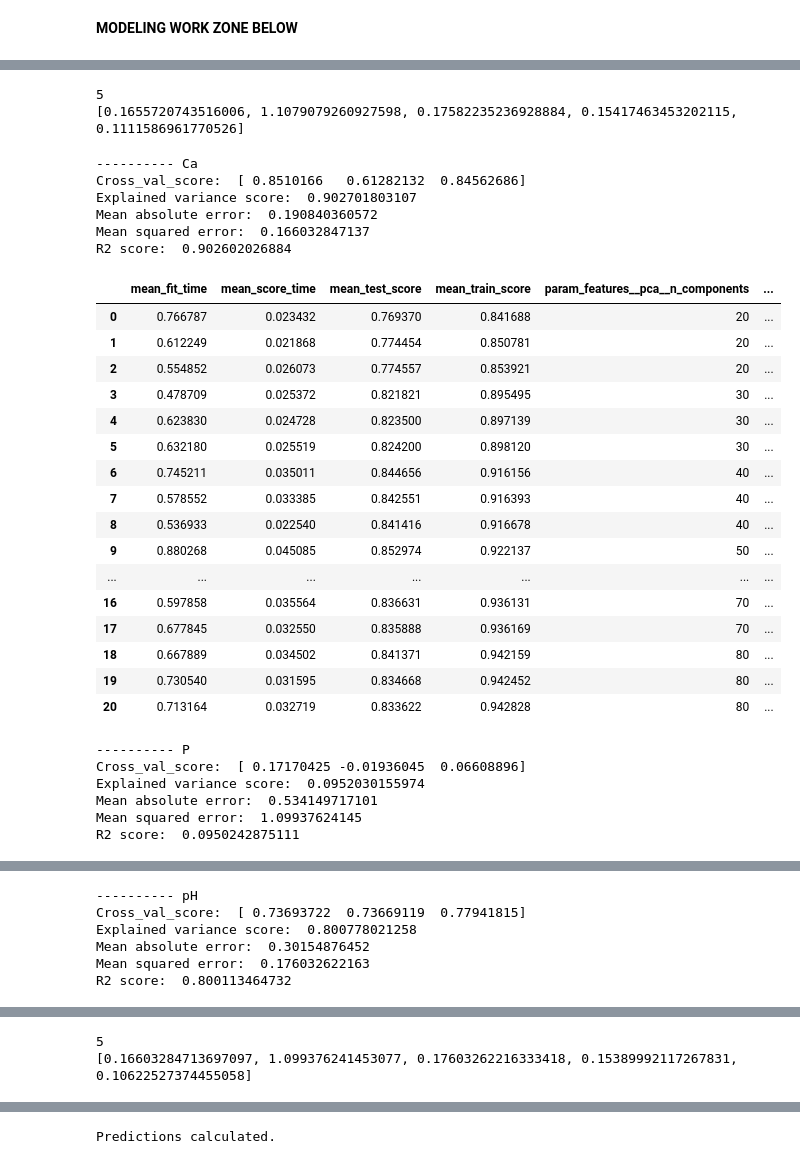
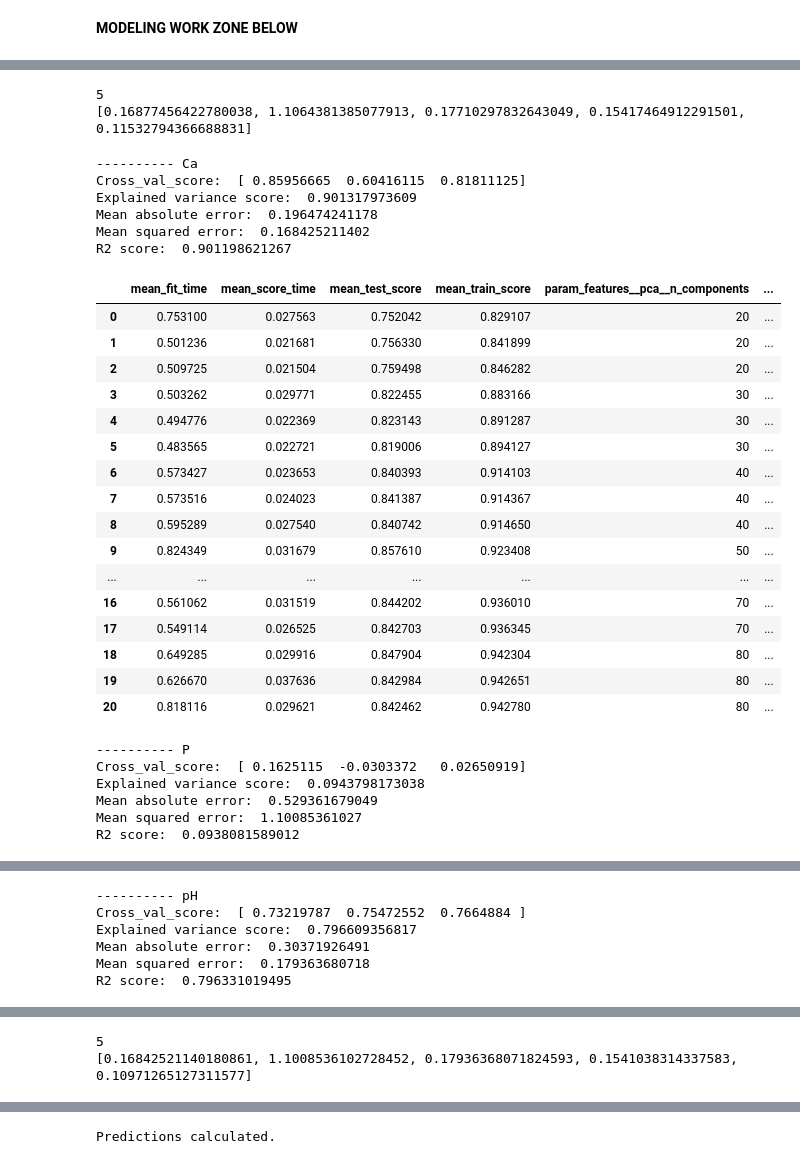
Before and after one commit to carlosscastro/kaggle_africa_soil, a Jupyter notebook: notebook/jc_africasoil_v2.ipynb, the cells around one changed output, grey strips where cells are left out. Cells and saved outputs as stored; diff of their text form; code cells hidden in the pictures.

Commit message:
cleaned up the sandbox
Used the full X data for fit best models and added the depth coding

```diff
--- a/notebook/jc_africasoil_v2.ipynb
+++ b/notebook/jc_africasoil_v2.ipynb
@@ -144,6 +150,15 @@ test_ids = np.genfromtxt('sorted_test.csv',
                                 dtype=None,
                                 skip_header = 1,
                                 usecols=0) # Load columns 0 to 3594 inclusive
+# %%
+# Transform depth and concatenate to X and test_x for use
+
+le = LabelEncoder()
+depth_enc = le.fit(Depth).transform(Depth).astype(np.float64)
+test_depth_enc = le.fit(test_depth).transform(test_depth).astype(np.float64)
+
+X_wDepth = np.concatenate((X, depth_enc.reshape(1,-1).T), axis=1)
+test_x_wdepth = np.concatenate((test_x, test_depth_enc.reshape(1,-1).T), axis=1)
 # %%
 # Inspect the data shapes
 
@@ -440,7 +350,7 @@ y_scores_lin = []
 
 for ind, y in enumerate(y_vars):
 
-    X_train, X_test, y_train, y_test = train_test_split(X, y, test_size=0.33, random_state=42)
+    X_train, X_test, y_train, y_test = train_test_split(X_wDepth, y, test_size=0.33, random_state=42)
 
     # set up the train and test data
     print '\n----------', y_var_labels[ind]
@@ -545,10 +455,8 @@ print len(y_pipelines_lin)
 print y_scores_lin
 # %% [output]
 5
-[0.1655720743516006, 1.1079079260927598, 0.17582235236928884, 0.15417463453202115, 0.1111586961770526]
+[0.16877456422780038, 1.1064381385077913, 0.17710297832643049, 0.15417464912291501, 0.11532794366688831]
 # %%
-#CONSIDER HOW TO CHOOSE FEATURES FOR EACH RESPONSE VAR?
-
 # Linear Regression with PCA and SelectKBest
 
 y_pipelines_linsel = []
@@ -556,7 +464,7 @@ y_scores_linsel = []
 
 for ind, y in enumerate(y_vars):
 
-    X_train, X_test, y_train, y_test = train_test_split(X, y, test_size=0.33, random_state=42)
+    X_train, X_test, y_train, y_test = train_test_split(X_wDepth, y, test_size=0.33, random_state=42)
 
     # set up the train and test data
     print '\n----------', y_var_labels[ind]
@@ -565,58 +473,58 @@ for ind, y in enumerate(y_vars):
     selection = SelectKBest(k=1)
     combined_features = FeatureUnion([('pca', pca), ('univ_select', selection)])
     linear = LinearRegression()
 
     steps = [('features', combined_features), ('linear', linear)]
     pipeline = Pipeline(steps)
 
     parameters = dict(features__pca__n_components=list(range(20, 90, 10)),
                   features__univ_select__k=[1, 2, 3])
 
     cv = GridSearchCV(pipeline, param_grid=parameters, verbose=0)
     cv.fit(X_train, y_train)
 
     print 'Cross_val_score: ', cross_val_score(cv, X_test, y_test)
 
     y_predictions = cv.predict(X_test)
     mse = mean_squared_error(y_test, y_predictions)
     print 'Explained variance score: ', explained_variance_score(y_test, y_predictions)
     print 'Mean absolute error: ', mean_absolute_error(y_test, y_predictions)
     print 'Mean squared error: ', mse
     print 'R2 score: ', r2_score(y_test, y_predictions)
 
     display(pd.DataFrame.from_dict(cv.cv_results_))
 
     # capture the best pipeline estimator and mse value
     y_pipelines_linsel.append(cv.best_estimator_)
     y_scores_linsel.append(mse)
 # %% [output]
 ---------- Ca
-Cross_val_score:  [ 0.8510166   0.61282132  0.84562686]
-Explained variance score:  0.902701803107
-Mean absolute error:  0.190840360572
-Mean squared error:  0.166032847137
-R2 score:  0.902602026884
+Cross_val_score:  [ 0.85956665  0.60416115  0.81811125]
+Explained variance score:  0.901317973609
+Mean absolute error:  0.196474241178
+Mean squared error:  0.168425211402
+R2 score:  0.901198621267
 |  | mean_fit_time | mean_score_time | mean_test_score | mean_train_score | param_features__pca__n_components | ... |
-| 0 | 0.766787 | 0.023432 | 0.769370 | 0.841688 | 20 | ... |
-| 1 | 0.612249 | 0.021868 | 0.774454 | 0.850781 | 20 | ... |
-| 2 | 0.554852 | 0.026073 | 0.774557 | 0.853921 | 20 | ... |
-| 3 | 0.478709 | 0.025372 | 0.821821 | 0.895495 | 30 | ... |
-| 4 | 0.623830 | 0.024728 | 0.823500 | 0.897139 | 30 | ... |
-| 5 | 0.632180 | 0.025519 | 0.824200 | 0.898120 | 30 | ... |
-| 6 | 0.745211 | 0.035011 | 0.844656 | 0.916156 | 40 | ... |
-| 7 | 0.578552 | 0.033385 | 0.842551 | 0.916393 | 40 | ... |
-| 8 | 0.536933 | 0.022540 | 0.841416 | 0.916678 | 40 | ... |
-| 9 | 0.880268 | 0.045085 | 0.852974 | 0.922137 | 50 | ... |
+| 0 | 0.753100 | 0.027563 | 0.752042 | 0.829107 | 20 | ... |
+| 1 | 0.501236 | 0.021681 | 0.756330 | 0.841899 | 20 | ... |
+| 2 | 0.509725 | 0.021504 | 0.759498 | 0.846282 | 20 | ... |
+| 3 | 0.503262 | 0.029771 | 0.822455 | 0.883166 | 30 | ... |
+| 4 | 0.494776 | 0.022369 | 0.823143 | 0.891287 | 30 | ... |
+| 5 | 0.483565 | 0.022721 | 0.819006 | 0.894127 | 30 | ... |
+| 6 | 0.573427 | 0.023653 | 0.840393 | 0.914103 | 40 | ... |
+| 7 | 0.573516 | 0.024023 | 0.841387 | 0.914367 | 40 | ... |
+| 8 | 0.595289 | 0.027540 | 0.840742 | 0.914650 | 40 | ... |
+| 9 | 0.824349 | 0.031679 | 0.857610 | 0.923408 | 50 | ... |
 | ... | ... | ... | ... | ... | ... | ... |
-| 16 | 0.597858 | 0.035564 | 0.836631 | 0.936131 | 70 | ... |
-| 17 | 0.677845 | 0.032550 | 0.835888 | 0.936169 | 70 | ... |
-| 18 | 0.667889 | 0.034502 | 0.841371 | 0.942159 | 80 | ... |
-| 19 | 0.730540 | 0.031595 | 0.834668 | 0.942452 | 80 | ... |
-| 20 | 0.713164 | 0.032719 | 0.833622 | 0.942828 | 80 | ... |
+| 16 | 0.561062 | 0.031519 | 0.844202 | 0.936010 | 70 | ... |
+| 17 | 0.549114 | 0.026525 | 0.842703 | 0.936345 | 70 | ... |
+| 18 | 0.649285 | 0.029916 | 0.847904 | 0.942304 | 80 | ... |
+| 19 | 0.626670 | 0.037636 | 0.842984 | 0.942651 | 80 | ... |
+| 20 | 0.818116 | 0.029621 | 0.842462 | 0.942780 | 80 | ... |
 ---------- P
-Cross_val_score:  [ 0.17170425 -0.01936045  0.06608896]
-Explained variance score:  0.0952030155974
-Mean absolute error:  0.534149717101
-Mean squared error:  1.09937624145
-R2 score:  0.0950242875111
+Cross_val_score:  [ 0.1625115  -0.0303372   0.02650919]
+Explained variance score:  0.0943798173038
+Mean absolute error:  0.529361679049
+Mean squared error:  1.10085361027
+R2 score:  0.0938081589012
 |  | mean_fit_time | mean_score_time | mean_test_score | mean_train_score | param_features__pca__n_components | ... |
@@ -639,7 +547,7 @@ R2 score:  0.0950242875111
 ---------- pH
-Cross_val_score:  [ 0.73693722  0.73669119  0.77941815]
-Explained variance score:  0.800778021258
-Mean absolute error:  0.30154876452
-Mean squared error:  0.176032622163
-R2 score:  0.800113464732
+Cross_val_score:  [ 0.73219787  0.75472552  0.7664884 ]
+Explained variance score:  0.796609356817
+Mean absolute error:  0.30371926491
+Mean squared error:  0.179363680718
+R2 score:  0.796331019495
 |  | mean_fit_time | mean_score_time | mean_test_score | mean_train_score | param_features__pca__n_components | ... |
@@ -710,7 +618,7 @@ print len(y_pipelines_linsel)
 print y_scores_linsel
 # %% [output]
 5
-[0.16603284713697097, 1.099376241453077, 0.17603262216333418, 0.15389992117267831, 0.10622527374455058]
+[0.16842521140180861, 1.1008536102728452, 0.17936368071824593, 0.1541038314337583, 0.10971265127311577]
 # %%
 # Ridge Regression with PCA combinations
 
```
Also changed, not shown: parts of 13 cells of this notebook, 1 other file.
